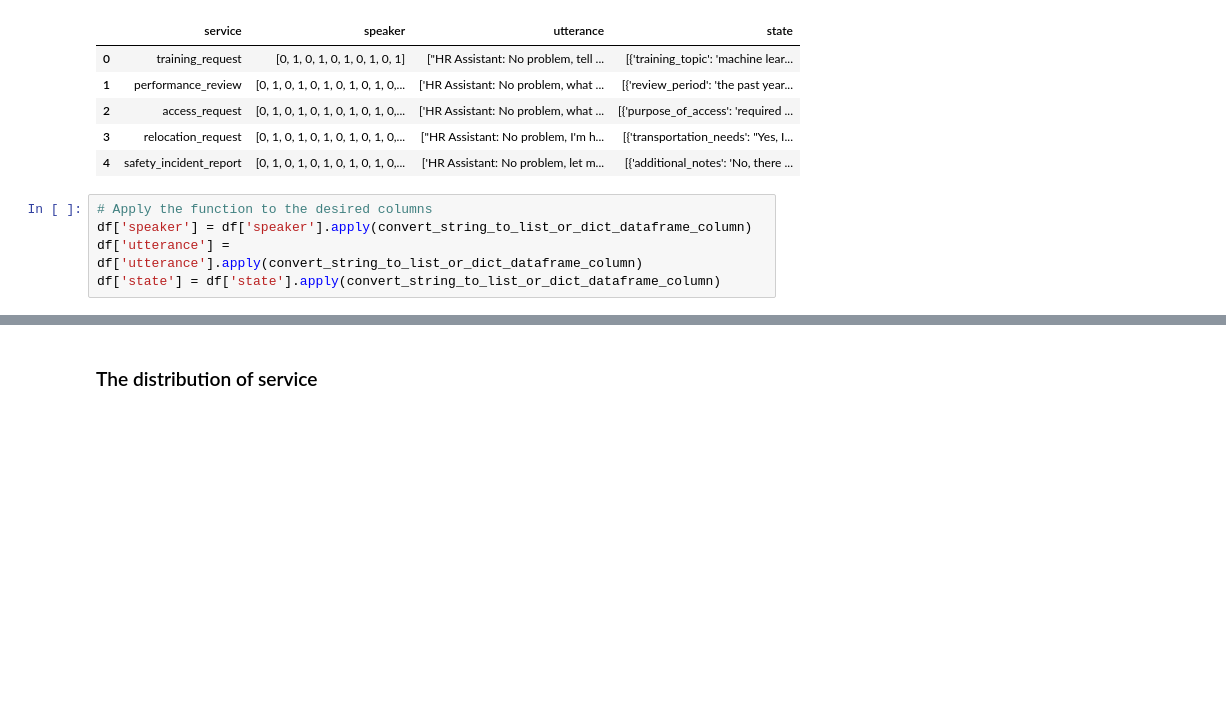
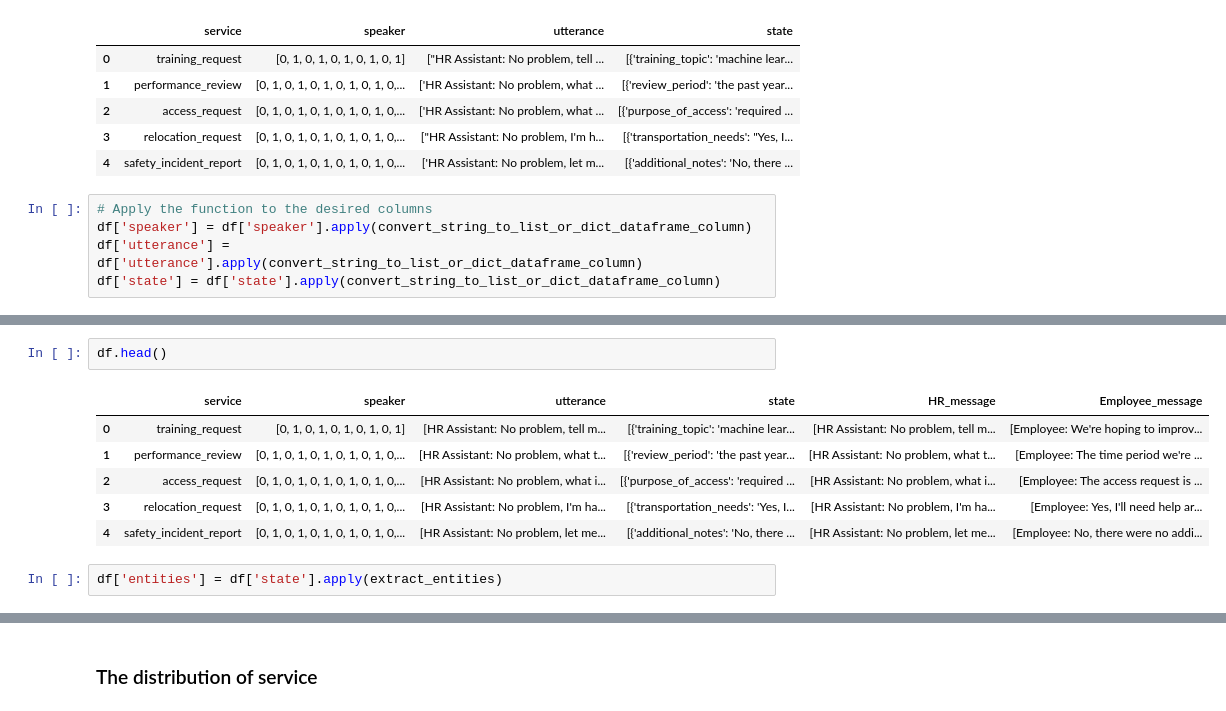
Before and after one commit to JinMaru01/Employee_onboarding_chatbot, a Jupyter notebook: notebook/data_preprocessing.ipynb, the cells around one changed output, grey strips where cells are left out. Cells and saved outputs as stored; diff of their text form; blank space fills up the shorter version.

```diff
--- a/notebook/data_preprocessing.ipynb
+++ b/notebook/data_preprocessing.ipynb
@@ -37,0 +59,11 @@ df['state'] = df['state'].apply(convert_string_to_list_or_dict_dataframe_column)
+# %%
+df.head()
+# %% [output]
+|  | service | speaker | utterance | state | HR_message | Employee_message |
+| 0 | training_request | [0, 1, 0, 1, 0, 1, 0, 1, 0, 1] | [HR Assistant: No problem, tell m... | [{'training_topic': 'machine lear... | [HR Assistant: No problem, tell m... | [Employee: We're hoping to improv... |
+| 1 | performance_review | [0, 1, 0, 1, 0, 1, 0, 1, 0, 1, 0,... | [HR Assistant: No problem, what t... | [{'review_period': 'the past year... | [HR Assistant: No problem, what t... | [Employee: The time period we're ... |
+| 2 | access_request | [0, 1, 0, 1, 0, 1, 0, 1, 0, 1, 0,... | [HR Assistant: No problem, what i... | [{'purpose_of_access': 'required ... | [HR Assistant: No problem, what i... | [Employee: The access request is ... |
+| 3 | relocation_request | [0, 1, 0, 1, 0, 1, 0, 1, 0, 1, 0,... | [HR Assistant: No problem, I'm ha... | [{'transportation_needs': 'Yes, I... | [HR Assistant: No problem, I'm ha... | [Employee: Yes, I'll need help ar... |
+| 4 | safety_incident_report | [0, 1, 0, 1, 0, 1, 0, 1, 0, 1, 0,... | [HR Assistant: No problem, let me... | [{'additional_notes': 'No, there ... | [HR Assistant: No problem, let me... | [Employee: No, there were no addi... |
+# %%
+df['entities'] = df['state'].apply(extract_entities)
```
Also changed, not shown: parts of 8 cells of this notebook, 1 other file.
